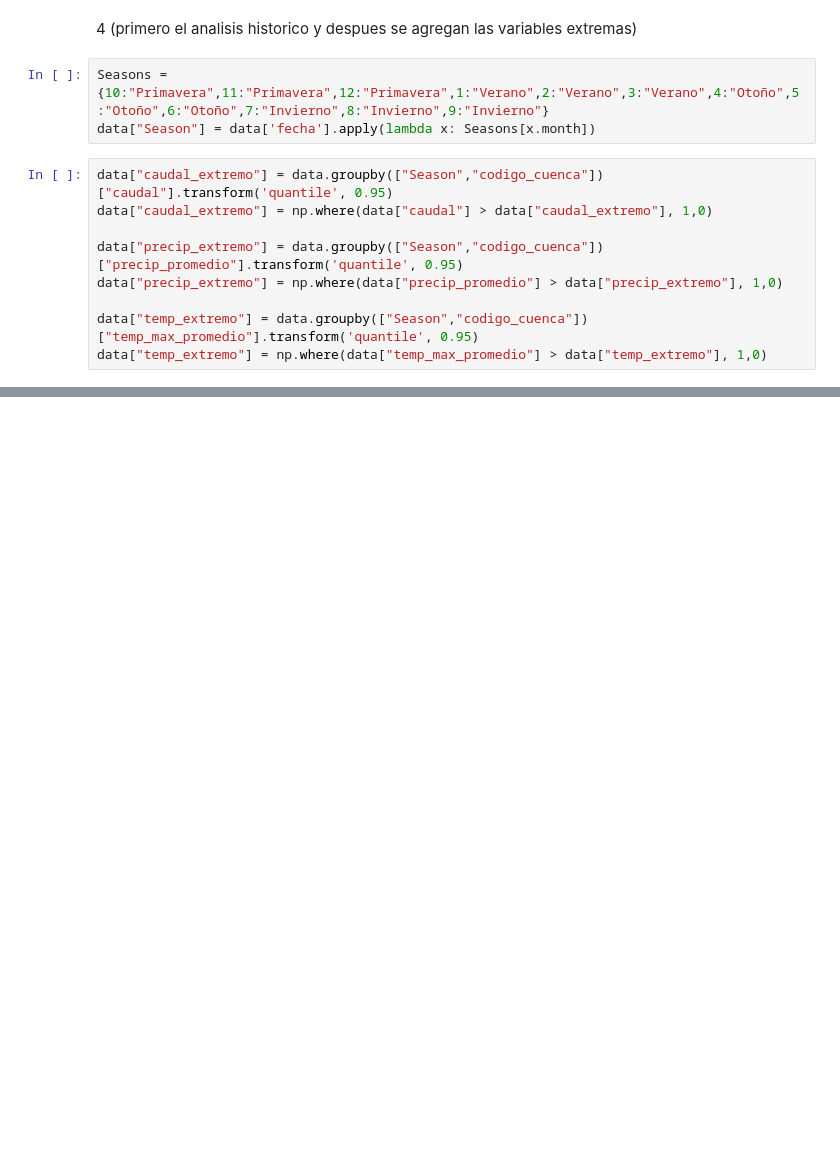
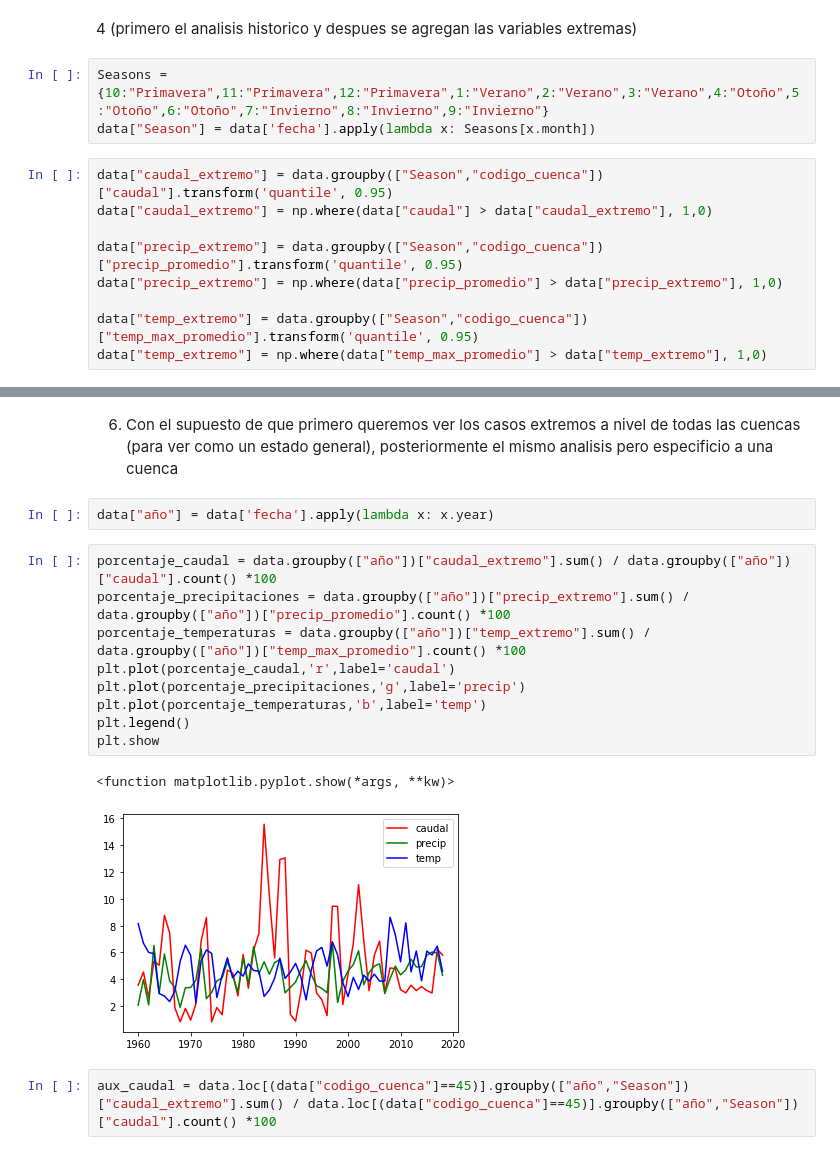
Before and after one commit to sebachace/Challenges, a Jupyter notebook: Cuencas/Caudales Spike.ipynb, the cells around one changed output, grey strips where cells are left out. Drawn from its saved outputs; the diff is of its cells as text; blank space fills up the shorter version.

Commit message:
Update Caudales Spike.ipynb
Update, se agregan unos plot para la pregunta 6 y se desarrolla un potencial modelo

```diff
--- a/Cuencas/Caudales Spike.ipynb
+++ b/Cuencas/Caudales Spike.ipynb
@@ -123,0 +128,18 @@ data[data["caudal_extremo"]==1]
+# %% [markdown]
+6. Con el supuesto de que primero queremos ver los casos extremos a nivel de todas las cuencas (para ver como un estado general), posteriormente el mismo analisis pero especificio a una cuenca
+# %%
+data["año"] = data['fecha'].apply(lambda x: x.year)
+# %%
+porcentaje_caudal = data.groupby(["año"])["caudal_extremo"].sum() / data.groupby(["año"])["caudal"].count() *100
+porcentaje_precipitaciones = data.groupby(["año"])["precip_extremo"].sum() / data.groupby(["año"])["precip_promedio"].count() *100
+porcentaje_temperaturas = data.groupby(["año"])["temp_extremo"].sum() / data.groupby(["año"])["temp_max_promedio"].count() *100
+plt.plot(porcentaje_caudal,'r',label='caudal')
+plt.plot(porcentaje_precipitaciones,'g',label='precip')
+plt.plot(porcentaje_temperaturas,'b',label='temp')
+plt.legend()
+plt.show
+# %% [output]
+<function matplotlib.pyplot.show(*args, **kw)>
+[figure, added]
+# %%
+aux_caudal = data.loc[(data["codigo_cuenca"]==45)].groupby(["año","Season"])["caudal_extremo"].sum() / data.loc[(data["codigo_cuenca"]==45)].groupby(["año","Season"])["caudal"].count() *100
```
Also changed, not shown: parts of 14 cells of this notebook.
